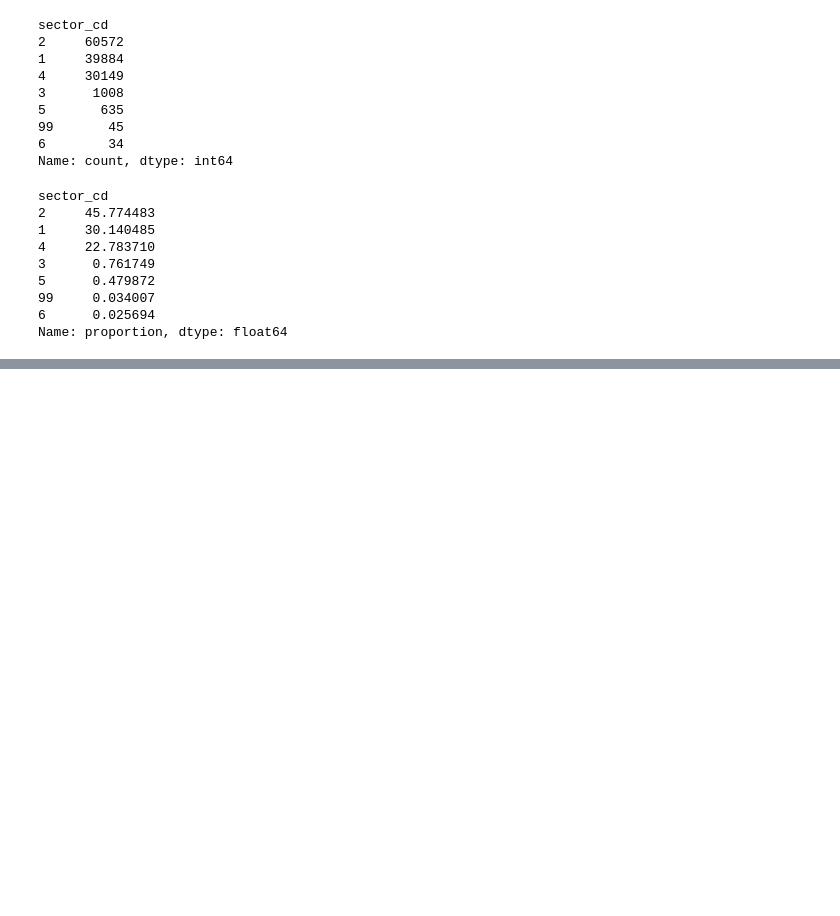
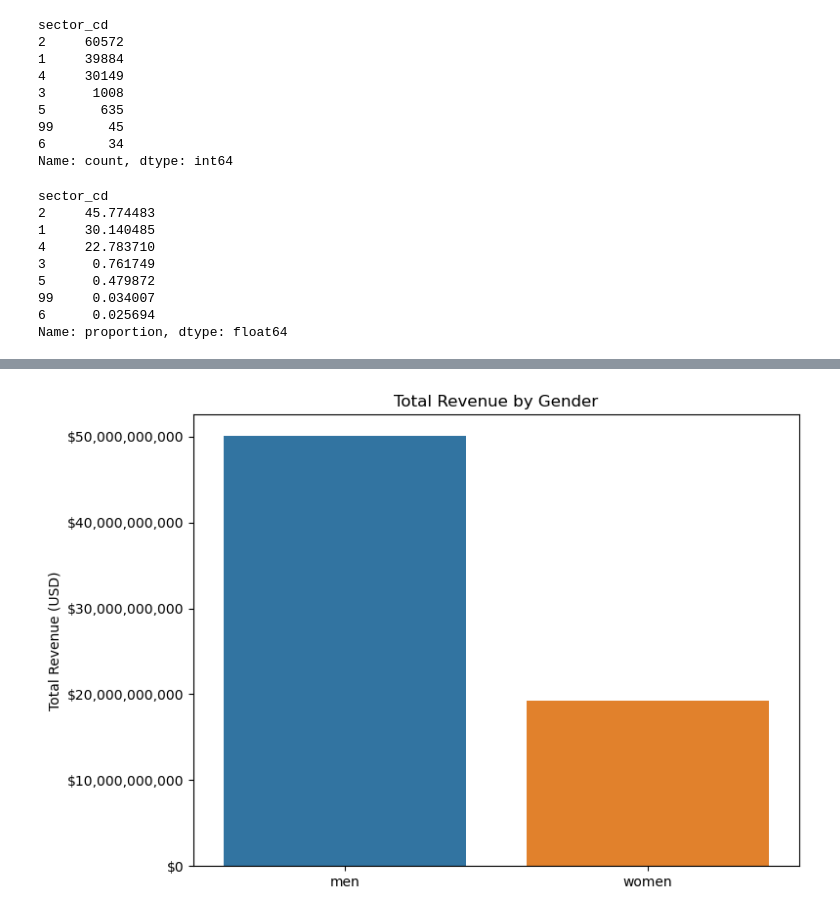
Before and after one commit to yevakramarova/project_code, a Jupyter notebook: TP1_YK_JCL.ipynb, the cells around one changed output, grey strips where cells are left out. Saved outputs shown, nothing was run; the diff lists cells and outputs as text; code cells hidden in the pictures; blank space fills up the shorter version.

```diff
--- a/TP1_YK_JCL.ipynb
+++ b/TP1_YK_JCL.ipynb
@@ -582,0 +652,19 @@ The `ci` parameter is deprecated. Use `errorbar=None` for the same effect.
+# %%
+import matplotlib.ticker as mticker  # Correct import for ticker
+
+# Total revenue by gender
+plt.figure(figsize=(8, 6))
+sns.barplot(x=['men', 'women'], y=[data['rev_men'].sum(), data['rev_women'].sum()])
+
+# Title and labels
+plt.title('Total Revenue by Gender')
+plt.ylabel('Total Revenue (USD)')
+
+# Format the y-axis to display as actual dollars with commas and dollar sign
+formatter = mticker.FuncFormatter(lambda x, _: f'${x:,.0f}')
+plt.gca().yaxis.set_major_formatter(formatter)
+
+# Show the plot
+plt.show()
+# %% [output]
+[figure, added]
```
Also changed, not shown: parts of 51 cells of this notebook.
